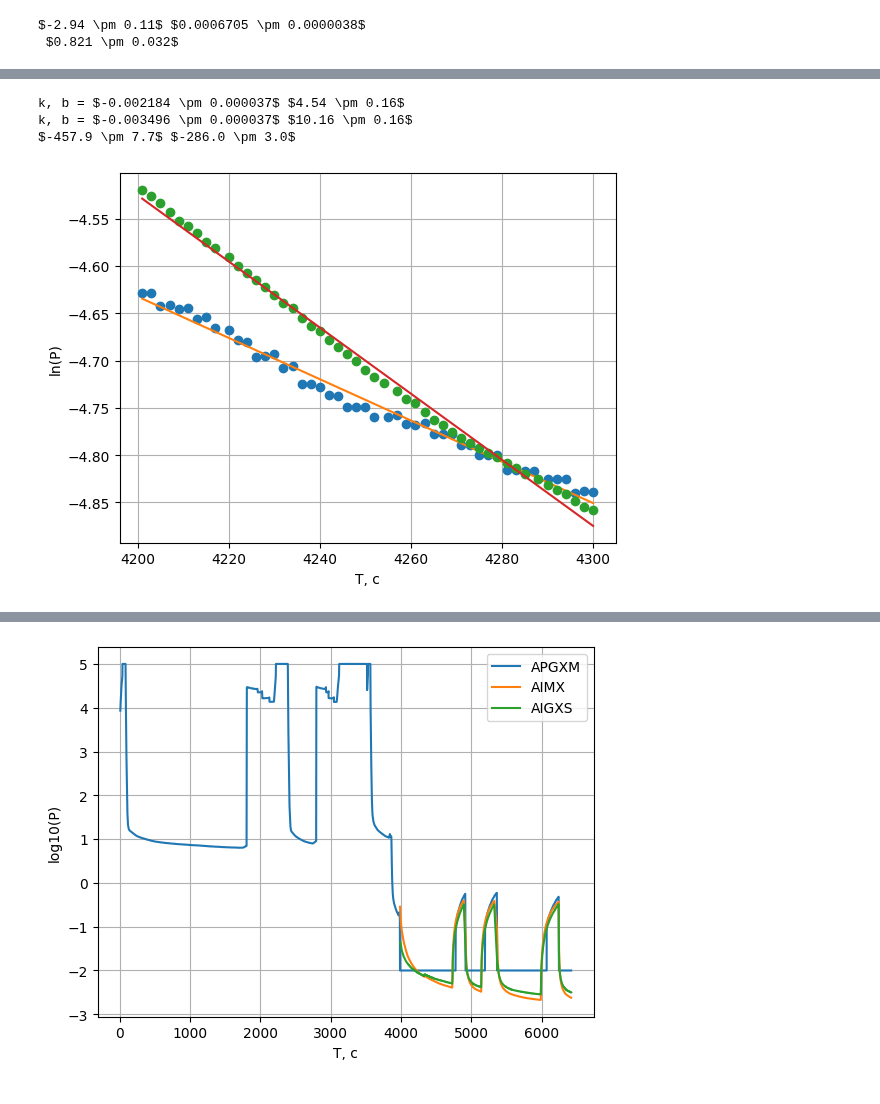
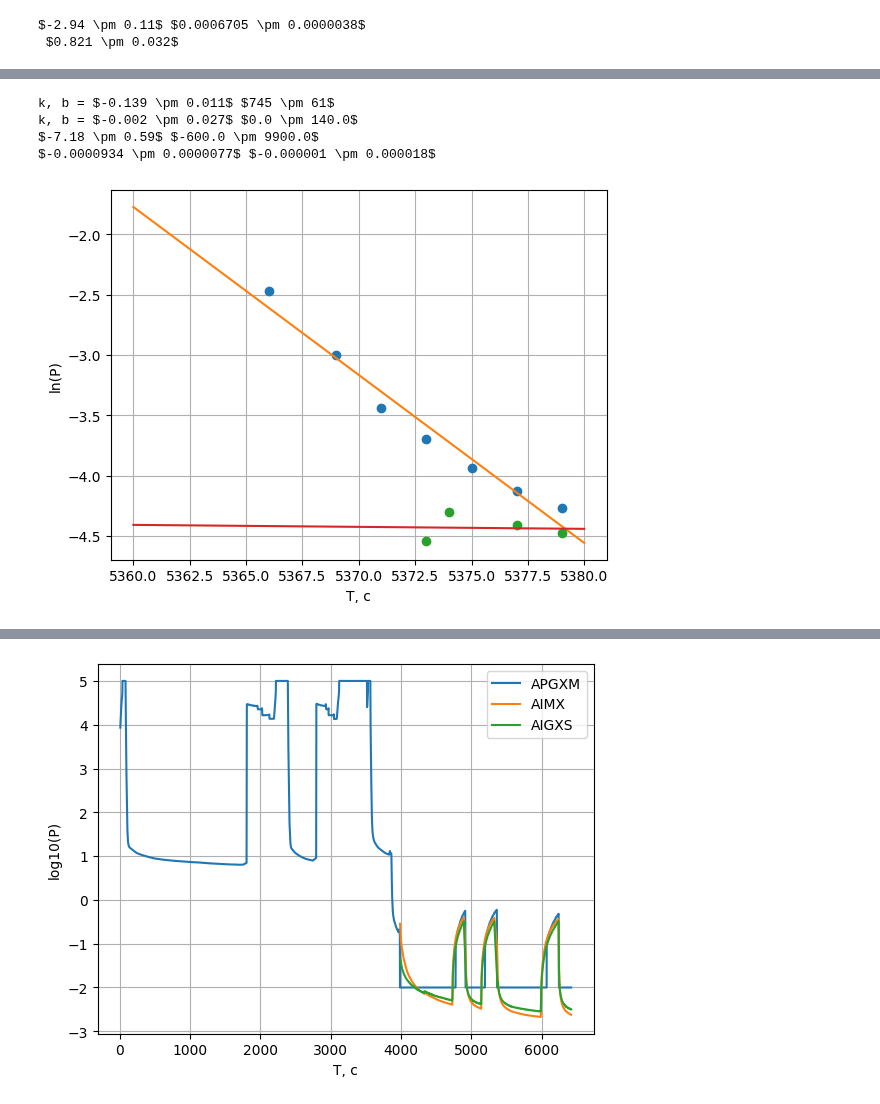
Before and after one commit to RedBrean/term2, a Jupyter notebook: labs/231/231.ipynb, the cells around one changed output, grey strips where cells are left out. Saved outputs shown, nothing was run; the diff lists cells and outputs as text; code cells hidden in the pictures.

```diff
--- a/labs/231/231.ipynb
+++ b/labs/231/231.ipynb
@@ -327,12 +318,21 @@ plt.plot(turbo_mol_3["Sec"], turbo_mol_3["Value"])
-# %%
-plt.xlabel("T, с")
-plt.ylabel("ln(P)")
-k1, _ = linearcalc(turbo_mol_3["Sec"], np.log(turbo_mol_3["Value"]), 4900, 4300)
-k2, _ = linearcalc(turbo_mol["Sec"],  np.log(turbo_mol["Value"]), 4900, 4300)
-
-print(1/k1, 1/k2)
-# %% [output]
-k, b = $-0.002184 \pm 0.000037$ $4.54 \pm 0.16$
-k, b = $-0.003496 \pm 0.000037$ $10.16 \pm 0.16$
-$-457.9 \pm 7.7$ $-286.0 \pm 3.0$
-[figure, removed]
+# %%
+a = 5360
+b = 5380
+turbo_mol_2 = T_srez(a, b, "TIC Gauge 2")
+turbo_mol_3 = T_srez(a, b, "TIC Gauge 3")
+turbo_mol_3 = turbo_mol_3[turbo_mol_3["Value"] < 10000]
+
+plt.xlabel("T, с")
+plt.ylabel("ln(P)")
+k1, _ = linearcalc(turbo_mol_2["Sec"],  np.log(turbo_mol_2["Value"]), a, b)
+k2, _ = linearcalc(turbo_mol_3["Sec"], np.log(turbo_mol_3["Value"]), a, b)
+
+
+print(1/k1, 1/k2)
+print(v_kamera*k1, v_kamera*k2)
+# %% [output]
+k, b = $-0.139 \pm 0.011$ $745 \pm 61$
+k, b = $-0.002 \pm 0.027$ $0.0 \pm 140.0$
+$-7.18 \pm 0.59$ $-600.0 \pm 9900.0$
+$-0.0000934 \pm 0.0000077$ $-0.000001 \pm 0.000018$
+[figure, added]
```
Also changed, not shown: parts of 2 cells of this notebook.
